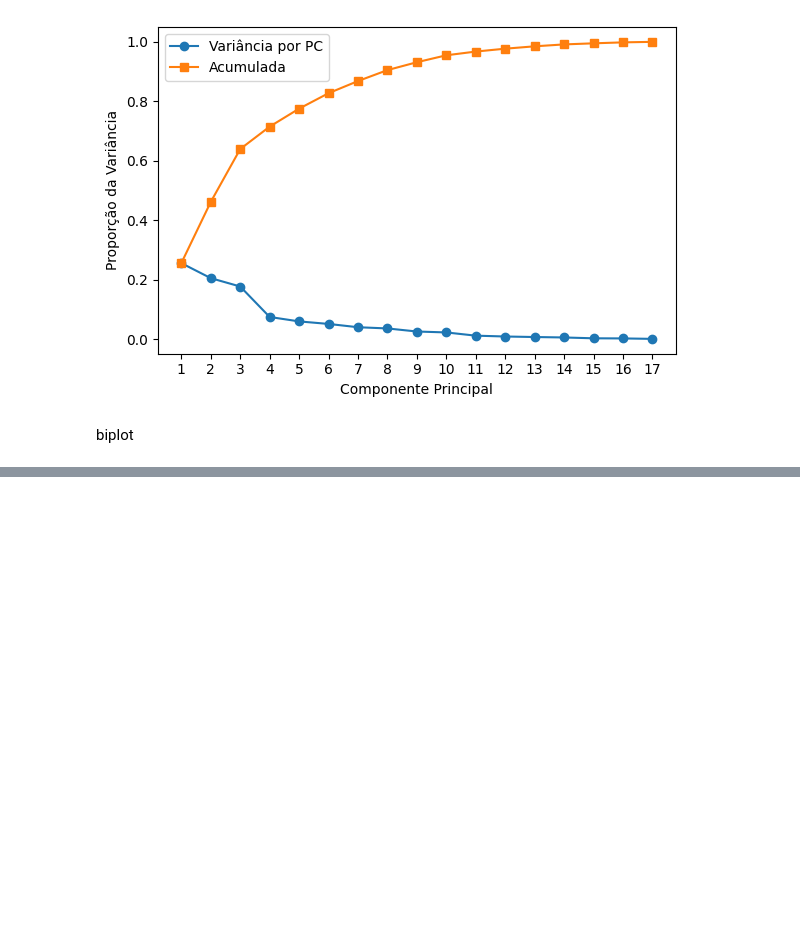
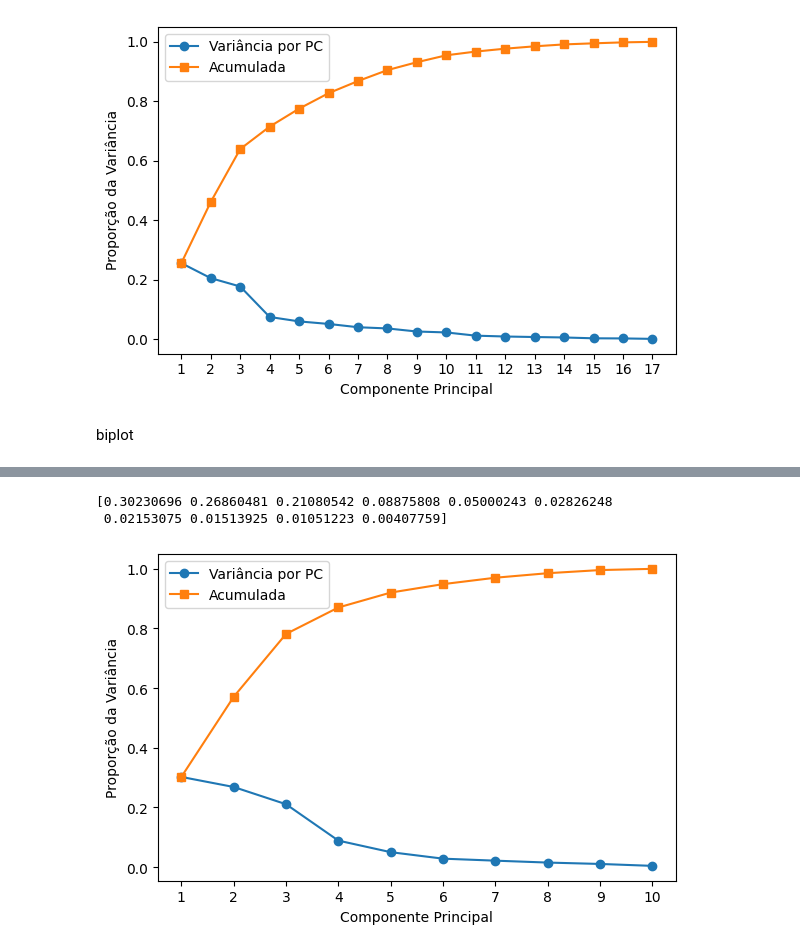
Before and after one commit to andersonmoura-cn/Disciplina-ICA, a Jupyter notebook: src/pca.ipynb, the cells around one changed output, grey strips where cells are left out. Cells and saved outputs as stored; diff of their text form; code cells hidden in the pictures; blank space fills up the shorter version.

```diff
--- a/src/pca.ipynb
+++ b/src/pca.ipynb
@@ -331,0 +347,18 @@ biplot(dfScores, dfLoadings)
+# %%
+variaveis = [
+    "MEDIAN_RR",
+    "pNN50",
+    "MEDIAN_REL_RR",
+    "SKEW_REL_RR",
+    "LF_PCT",
+    "HF_LF",
+    "LF",
+    "SDRR_REL_RR",
+    "SDRR_RMSSD_REL_RR",
+    "VLF",
+]
+# %%
+df_M2 = df.copy()
+for i in df.columns:
+    if i not in variaveis:
+        df_M2.drop([i], axis=1, inplace=True)
@@ -331,0 +369,26 @@ biplot(dfScores, dfLoadings)
+# %%
+# padronizando e escalonando
+scaler = StandardScaler(with_mean=True, with_std=True)
+Z2 = scaler.fit_transform(df_M2)
+# %%
+Cov = pd.DataFrame(Z2, columns=df_M2.columns).cov()
+vals, vecs = np.linalg.eigh(Cov)              # C é simétrica → eigh
+order = np.argsort(vals)[::-1]              # ordem decrescente
+vals = vals[order]
+vecs = vecs[:, order]
+
+
+var = vals / vals.sum()
+print(var)
+var_cum = np.cumsum(var)
+
+plt.figure(figsize=(6,4))
+plt.plot(range(1, len(var)+1), var, marker='o', label='Variância por PC')
+plt.plot(range(1, len(var)+1), var_cum, marker='s', label='Acumulada')
+plt.xlabel('Componente Principal'); plt.ylabel('Proporção da Variância')
+plt.xticks(range(1, len(var)+1))
+plt.legend(); plt.tight_layout(); plt.show()
+# %% [output]
+[0.30230696 0.26860481 0.21080542 0.08875808 0.05000243 0.02826248
+ 0.02153075 0.01513925 0.01051223 0.00407759]
+[figure, added]
```
Also changed, not shown: parts of 8 cells of this notebook.
